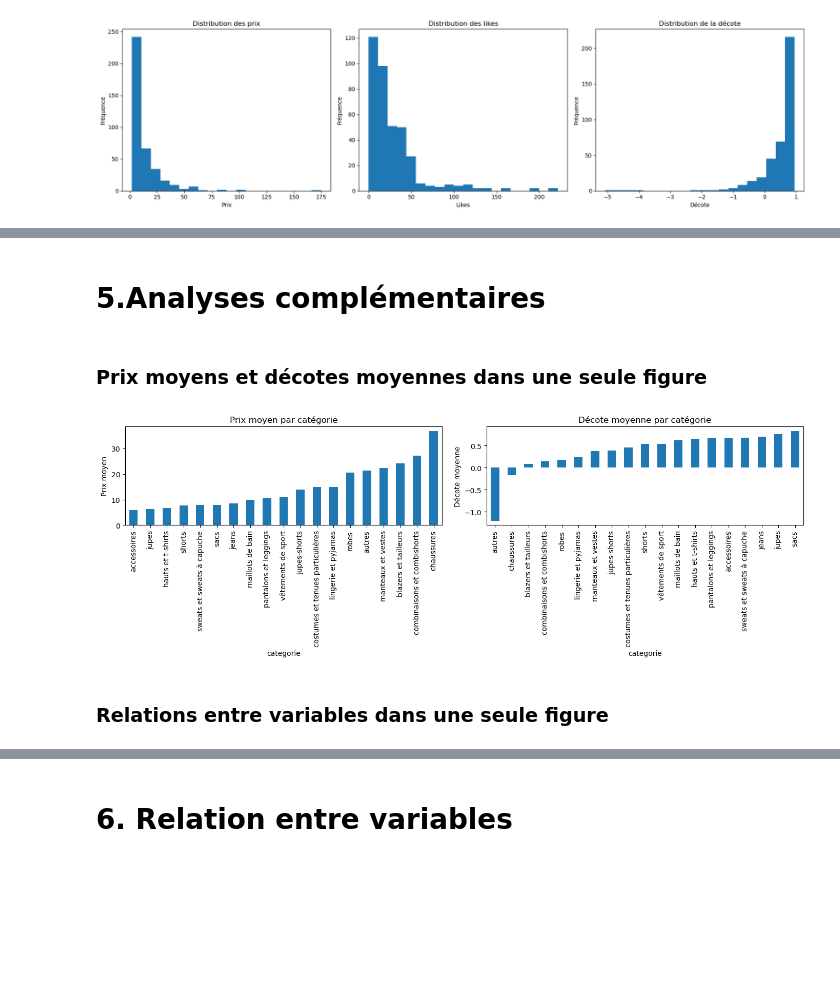
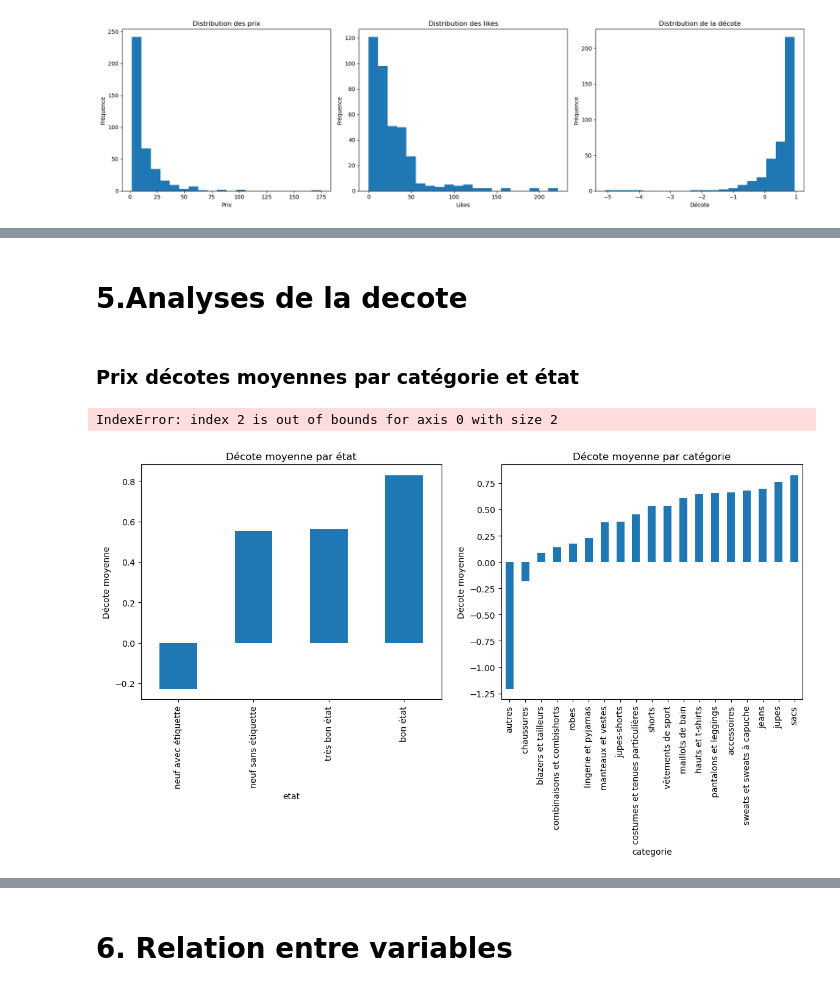
Before and after one commit to NourBouabid/Vinted-Zara-scrapping-et-analyse, a Jupyter notebook: Analyse_descriptives.ipynb, the cells around one changed output, grey strips where cells are left out. Drawn from its saved outputs; the diff is of its cells as text; code cells hidden in the pictures; blank space fills up the shorter version.

```diff
--- a/Analyse_descriptives.ipynb
+++ b/Analyse_descriptives.ipynb
@@ -136,32 +149,54 @@ plt.show()
 # %% [markdown]
-# 5.Analyses complémentaires
+# 5.Analyses  de la decote
 # %% [markdown]
-### Prix moyens et décotes moyennes dans une seule figure
+### Prix  décotes moyennes par catégorie et état
 # %%
-
 fig, ax = plt.subplots(1, 2, figsize=(14,5))
-
-# Prix moyen par catégorie
-Dataset_final.groupby("categorie")["prix"].mean().sort_values().plot(
-    kind="bar",
-    ax=ax[0]
-)
-
-ax[0].set_title("Prix moyen par catégorie")
-ax[0].set_ylabel("Prix moyen")
-
 # Décote moyenne par catégorie
 Dataset_final.groupby("categorie")["decote"].mean().sort_values().plot(
     kind="bar",
     ax=ax[1]
 )
 
 ax[1].set_title("Décote moyenne par catégorie")
 ax[1].set_ylabel("Décote moyenne")
+# decote moyenne par état
+Dataset_final.groupby("etat")["decote"].mean().sort_values().plot(
+    kind="bar",
+    ax=ax[0]
+)
+ax[0].set_title("Décote moyenne par état")
+ax[0].set_ylabel("Décote moyenne")
+#decote moyenne par matière
+fig, ax = plt.subplots(1, 3, figsize=(14,5))
+# Décote moyenne par catégorie
+Dataset_final.groupby("categorie")["decote"].mean().sort_values().plot(
+    kind="bar",
+    ax=ax[1]
+)
 
+ax[1].set_title("Décote moyenne par catégorie")
+ax[1].set_ylabel("Décote moyenne")
+# decote moyenne par état
+Dataset_final.groupby("etat")["decote"].mean().sort_values().plot(
+    kind="bar",
+    ax=ax[0]
+)
+ax[0].set_title("Décote moyenne par état")
+ax[0].set_ylabel("Décote moyenne")
+#decote moyenne par matière
+Dataset_final.groupby("matiere")["decote"].mean().sort_values().plot(
+    kind="bar",
+    ax=ax[2]
+)
+ax[2].set_title("Décote moyenne par matière")
+ax[2].set_ylabel("Décote moyenne")
 plt.tight_layout()
 plt.show()
+ax[2].set_title("Décote moyenne par matière")
+ax[2].set_ylabel("Décote moyenne")
+plt.tight_layout()
+plt.show()
 # %% [output]
+IndexError: index 2 is out of bounds for axis 0 with size 2
-[figure, old version]
+[figure, new version]
-# %% [markdown]
-### Relations entre variables dans une seule figure
```
Also changed, not shown: parts of 7 cells of this notebook.
